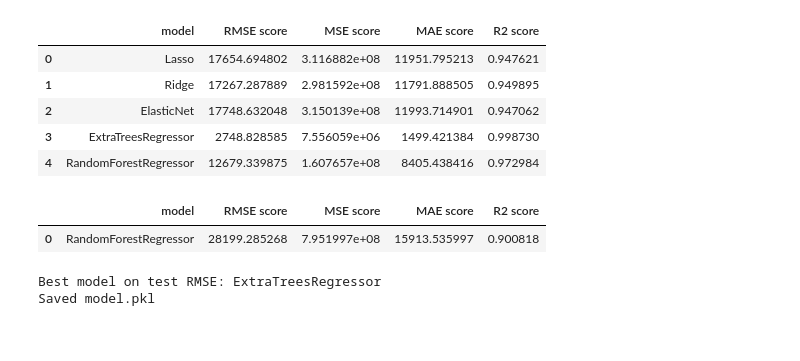
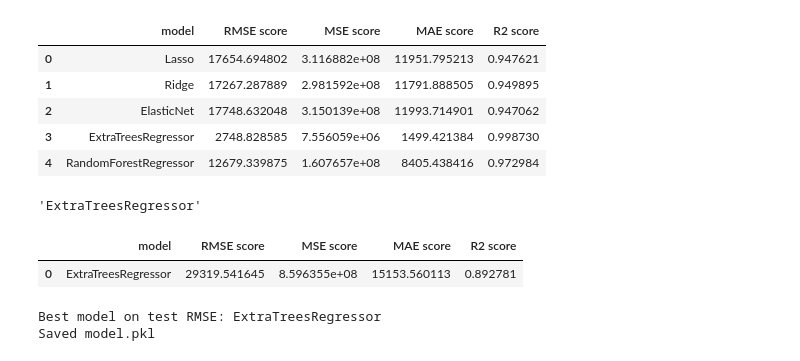
Before and after one commit to ThoughtStorm06/Ames-House-Prediction, a Jupyter notebook: Ames_Housing_v.ipynb, the cells around one changed output. Drawn from its saved outputs; the diff is of its cells as text; code cells hidden in the pictures.

```diff
--- a/Ames_Housing_v.ipynb
+++ b/Ames_Housing_v.ipynb
@@ -202,32 +198,36 @@ display(train_statistics)
 | 2 | ElasticNet | 17748.632048 | 3.150139e+08 | 11993.714901 | 0.947062 |
 | 3 | ExtraTreesRegressor | 2748.828585 | 7.556059e+06 | 1499.421384 | 0.998730 |
 | 4 | RandomForestRegressor | 12679.339875 | 1.607657e+08 | 8405.438416 | 0.972984 |
+# %%
+train_statistics.loc[train_statistics['RMSE score'].idxmin(),'model']
+# %% [output]
+'ExtraTreesRegressor'
 # %%
 data={
     'model':[],
     'RMSE score':[],
     'MSE score':[],
     'MAE score':[],
     'R2 score':[]
 }
 best_name = train_statistics.loc[train_statistics['RMSE score'].idxmin(), 'model']
 best_model = models[best_name]
 
 # performance for train score
 x=X_test
 y=Y_Test
-y_pred=models[i].predict(x)
-data['model'].append(i)
+y_pred=models[best_name].predict(x)
+data['model'].append(best_name)
 data['R2 score'].append(r2_score(y,y_pred))
 data['RMSE score'].append(root_mean_squared_error(y,y_pred))
 data['MSE score'].append(mean_squared_error(y,y_pred))
 data['MAE score'].append(mean_absolute_error(y,y_pred))
 
 test_statistics=pd.DataFrame(data)
 display(test_statistics)
 # %% [output]
 |  | model | RMSE score | MSE score | MAE score | R2 score |
-| 0 | RandomForestRegressor | 28199.285268 | 7.951997e+08 | 15913.535997 | 0.900818 |
+| 0 | ExtraTreesRegressor | 29319.541645 | 8.596355e+08 | 15153.560113 | 0.892781 |
 # %%
 # Pick the best model by test RMSE and save it for deployment.
 # model.pkl is a single self-contained sklearn Pipeline: feature engineering,
```
Also changed, not shown: parts of 3 cells of this notebook.
